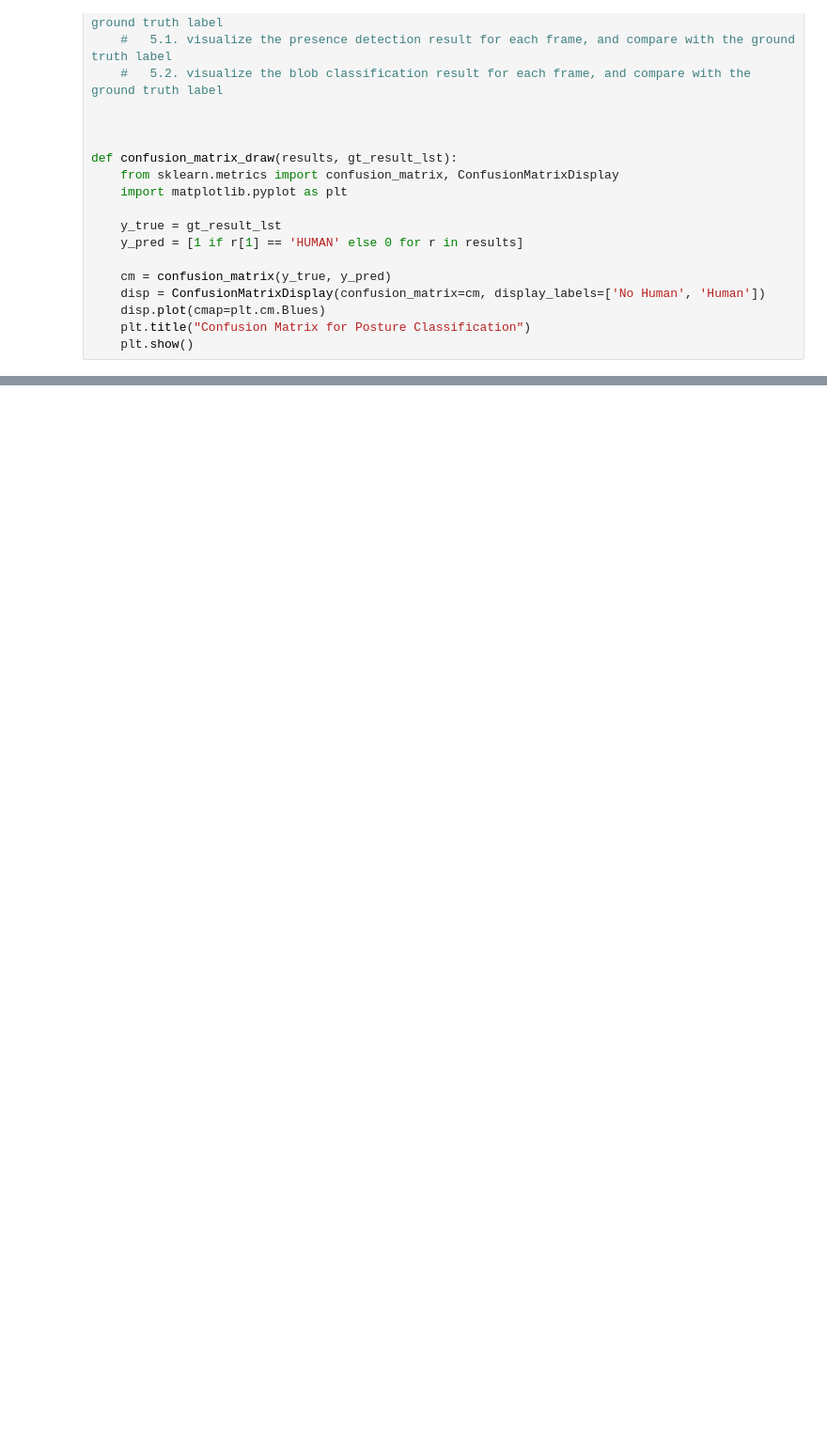
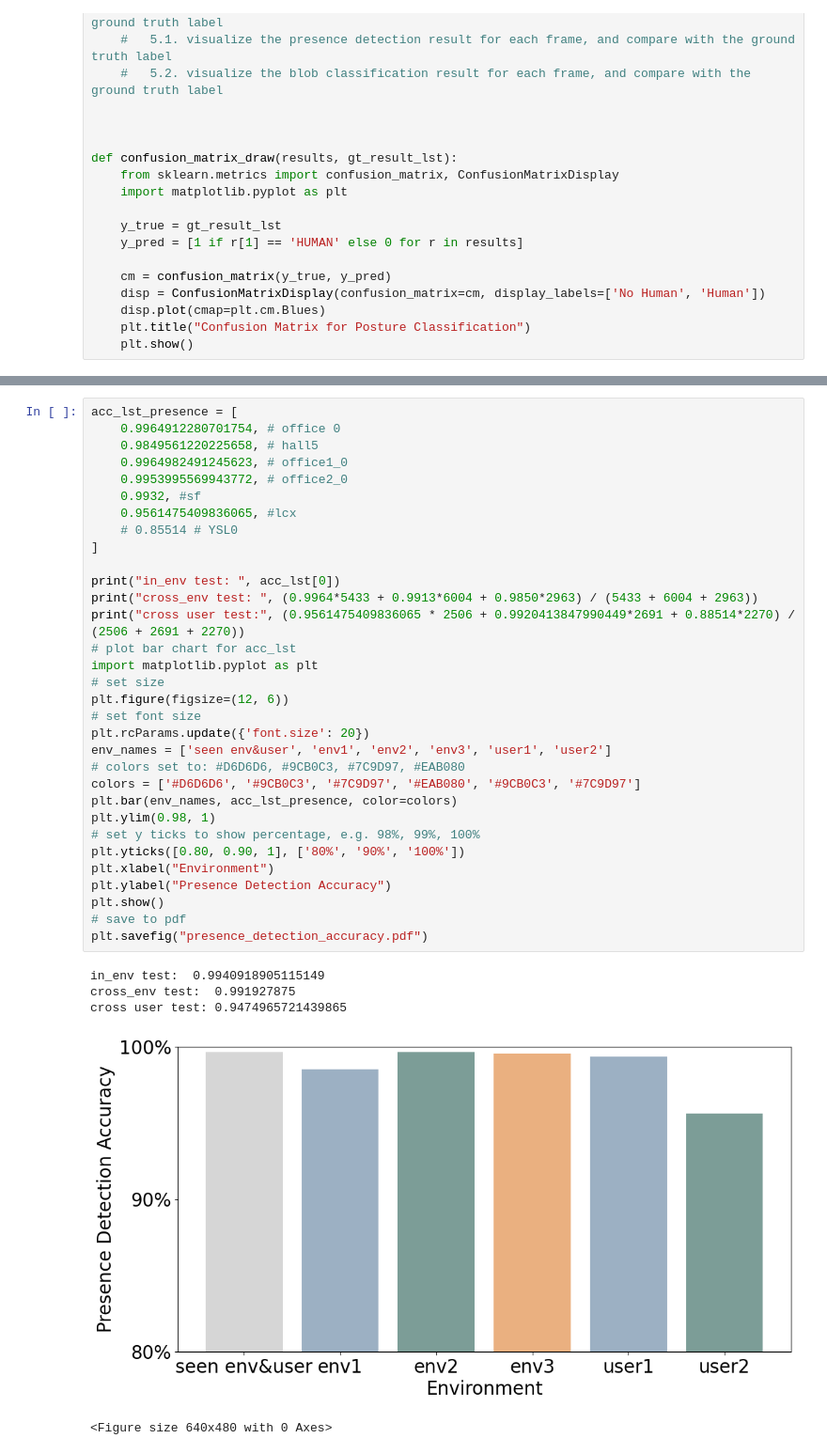
Before and after one commit to Myrmecos/FYP, a Jupyter notebook: src/experiments/experiment_final.ipynb, the cells around one changed output, grey strips where cells are left out. Shown at 94% size. Cells and saved outputs as stored; diff of their text form; blank space fills up the shorter version.

```diff
--- a/src/experiments/experiment_final.ipynb
+++ b/src/experiments/experiment_final.ipynb
@@ -449,0 +520,38 @@ Confusion Matrix for Posture Classification (Detailed): [[3175    3    0    0
+# %%
+acc_lst_presence = [
+    0.9964912280701754, # office 0
+    0.9849561220225658, # hall5
+    0.9964982491245623, # office1_0
+    0.9953995569943772, # office2_0
+    0.9932, #sf
+    0.9561475409836065, #lcx
+    # 0.85514 # YSL0
+]
+
+print("in_env test: ", acc_lst[0])
+print("cross_env test: ", (0.9964*5433 + 0.9913*6004 + 0.9850*2963) / (5433 + 6004 + 2963))
+print("cross user test:", (0.9561475409836065 * 2506 + 0.9920413847990449*2691 + 0.88514*2270) / (2506 + 2691 + 2270))
+# plot bar chart for acc_lst
+import matplotlib.pyplot as plt
+# set size
+plt.figure(figsize=(12, 6))
+# set font size
+plt.rcParams.update({'font.size': 20})
+env_names = ['seen env&user', 'env1', 'env2', 'env3', 'user1', 'user2']
+# colors set to: #D6D6D6, #9CB0C3, #7C9D97, #EAB080
+colors = ['#D6D6D6', '#9CB0C3', '#7C9D97', '#EAB080', '#9CB0C3', '#7C9D97']
+plt.bar(env_names, acc_lst_presence, color=colors)
+plt.ylim(0.98, 1)
+# set y ticks to show percentage, e.g. 98%, 99%, 100%
+plt.yticks([0.80, 0.90, 1], ['80%', '90%', '100%'])
+plt.xlabel("Environment")
+plt.ylabel("Presence Detection Accuracy")
+plt.show()
+# save to pdf
+plt.savefig("presence_detection_accuracy.pdf")
+# %% [output]
+in_env test:  0.9940918905115149
+cross_env test:  0.991927875
+cross user test: 0.9474965721439865
+[figure, added]
+<Figure size 640x480 with 0 Axes>
```
Also changed, not shown: parts of 7 cells of this notebook, 10 other files.
